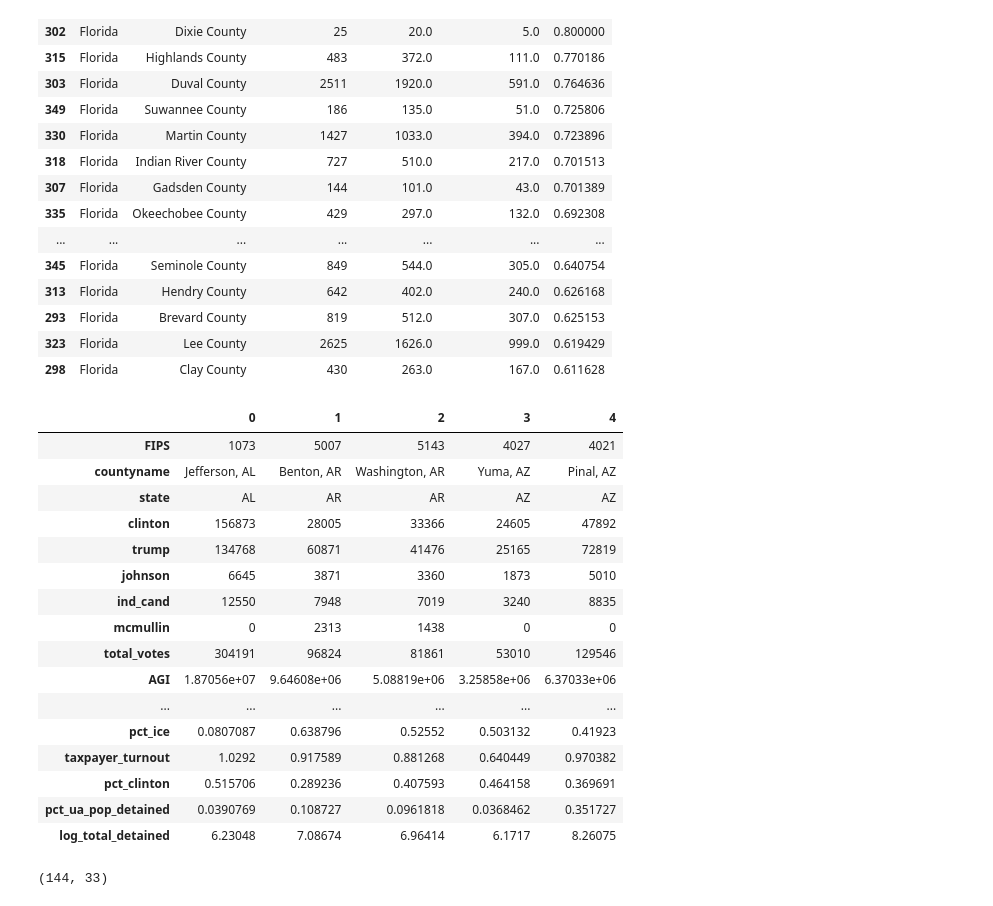
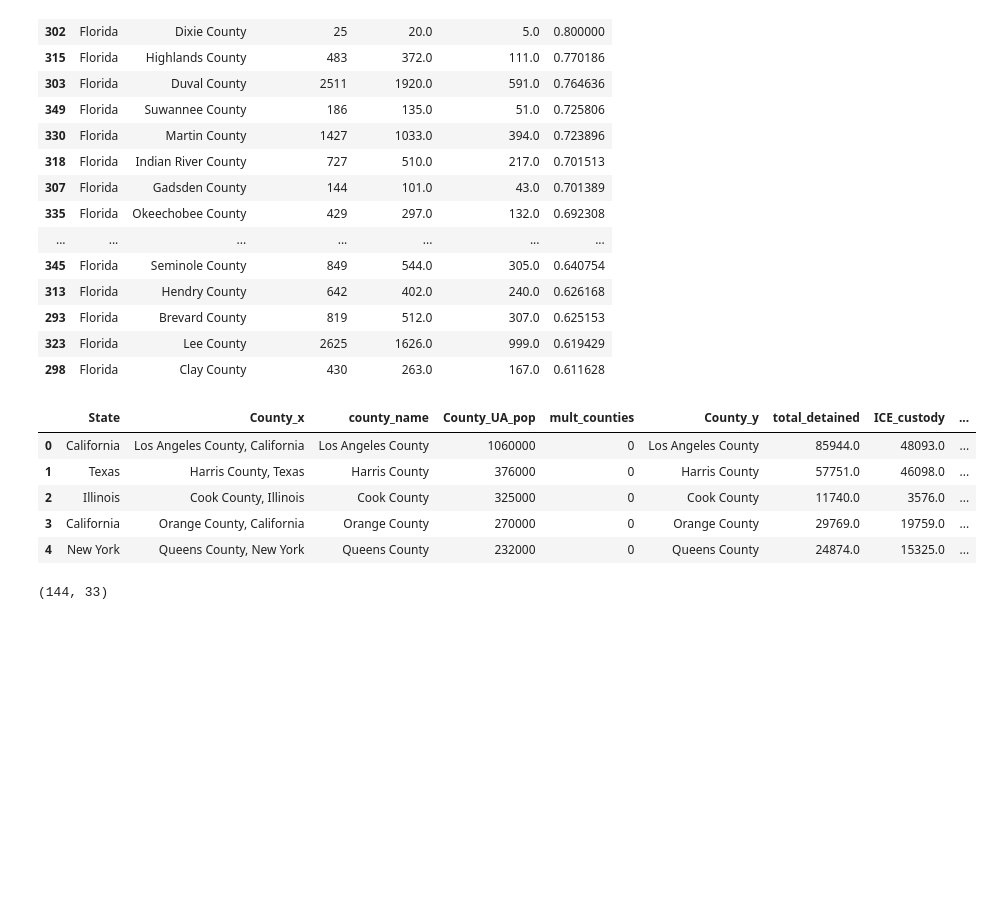
Before and after one commit to austinbrian/sheriffs, a Jupyter notebook: notebooks/Unauthorized_population.ipynb, the cells around one changed output. Cells and saved outputs as stored; diff of their text form; code cells hidden in the pictures; blank space fills up the shorter version.

```diff
--- a/notebooks/Unauthorized_population.ipynb
+++ b/notebooks/Unauthorized_population.ipynb
@@ -245,6 +236,6 @@ imm_df = pd.read_csv('../data/immigration.csv')
 ice = pd.read_csv('../data/county_rollup_ice_detainees.csv')
 ice['pct_ice']=ice.Yes/ice.All
 ice.rename(columns={'All':'total_detained','Yes':'ICE_custody','No':'No_ICE_custody'},inplace=True)
-imm = pd.merge(left=imm,right=ice,how='left',left_on=['county_name','State'],
+imm = pd.merge(left=imm_df,right=ice,how='left',left_on=['county_name','State'],
              right_on=['County','State'])
 # %%
@@ -290,30 +301,15 @@ ice[ice.State=='Florida'].sort_values(by='pct_ice',ascending=False).head(20)
 | 293 | Florida | Brevard County | 819 | 512.0 | 307.0 | 0.625153 |
 | 323 | Florida | Lee County | 2625 | 1626.0 | 999.0 | 0.619429 |
 | 298 | Florida | Clay County | 430 | 263.0 | 167.0 | 0.611628 |
-# %%
-imm['taxpayer_turnout'] = imm.total_votes/imm.num_returns
-imm['pct_clinton'] = imm.clinton/imm.total_votes
-imm['pct_ua_pop_detained'] = imm.total_detained/imm.County_UA_pop
-imm['log_total_detained'] = np.log(imm.total_detained)
-imm.head().T
-# %% [output]
-|  | 0 | 1 | 2 | 3 | 4 |
-| FIPS | 1073 | 5007 | 5143 | 4027 | 4021 |
-| countyname | Jefferson, AL | Benton, AR | Washington, AR | Yuma, AZ | Pinal, AZ |
-| state | AL | AR | AR | AZ | AZ |
-| clinton | 156873 | 28005 | 33366 | 24605 | 47892 |
-| trump | 134768 | 60871 | 41476 | 25165 | 72819 |
-| johnson | 6645 | 3871 | 3360 | 1873 | 5010 |
-| ind_cand | 12550 | 7948 | 7019 | 3240 | 8835 |
-| mcmullin | 0 | 2313 | 1438 | 0 | 0 |
-| total_votes | 304191 | 96824 | 81861 | 53010 | 129546 |
-| AGI | 1.87056e+07 | 9.64608e+06 | 5.08819e+06 | 3.25858e+06 | 6.37033e+06 |
-| ... | ... | ... | ... | ... | ... |
-| pct_ice | 0.0807087 | 0.638796 | 0.52552 | 0.503132 | 0.41923 |
-| taxpayer_turnout | 1.0292 | 0.917589 | 0.881268 | 0.640449 | 0.970382 |
-| pct_clinton | 0.515706 | 0.289236 | 0.407593 | 0.464158 | 0.369691 |
-| pct_ua_pop_detained | 0.0390769 | 0.108727 | 0.0961818 | 0.0368462 | 0.351727 |
-| log_total_detained | 6.23048 | 7.08674 | 6.96414 | 6.1717 | 8.26075 |
+# %%
+imm.head()
+# %% [output]
+|  | State | County_x | county_name | County_UA_pop | mult_counties | County_y | total_detained | ICE_custody | ... |
+| 0 | California | Los Angeles County, California | Los Angeles County | 1060000 | 0 | Los Angeles County | 85944.0 | 48093.0 | ... |
+| 1 | Texas | Harris County, Texas | Harris County | 376000 | 0 | Harris County | 57751.0 | 46098.0 | ... |
+| 2 | Illinois | Cook County, Illinois | Cook County | 325000 | 0 | Cook County | 11740.0 | 3576.0 | ... |
+| 3 | California | Orange County, California | Orange County | 270000 | 0 | Orange County | 29769.0 | 19759.0 | ... |
+| 4 | New York | Queens County, New York | Queens County | 232000 | 0 | Queens County | 24874.0 | 15325.0 | ... |
 # %%
 imm.shape
 # %% [output]
```
Also changed, not shown: parts of 13 cells of this notebook, 2 other files.
